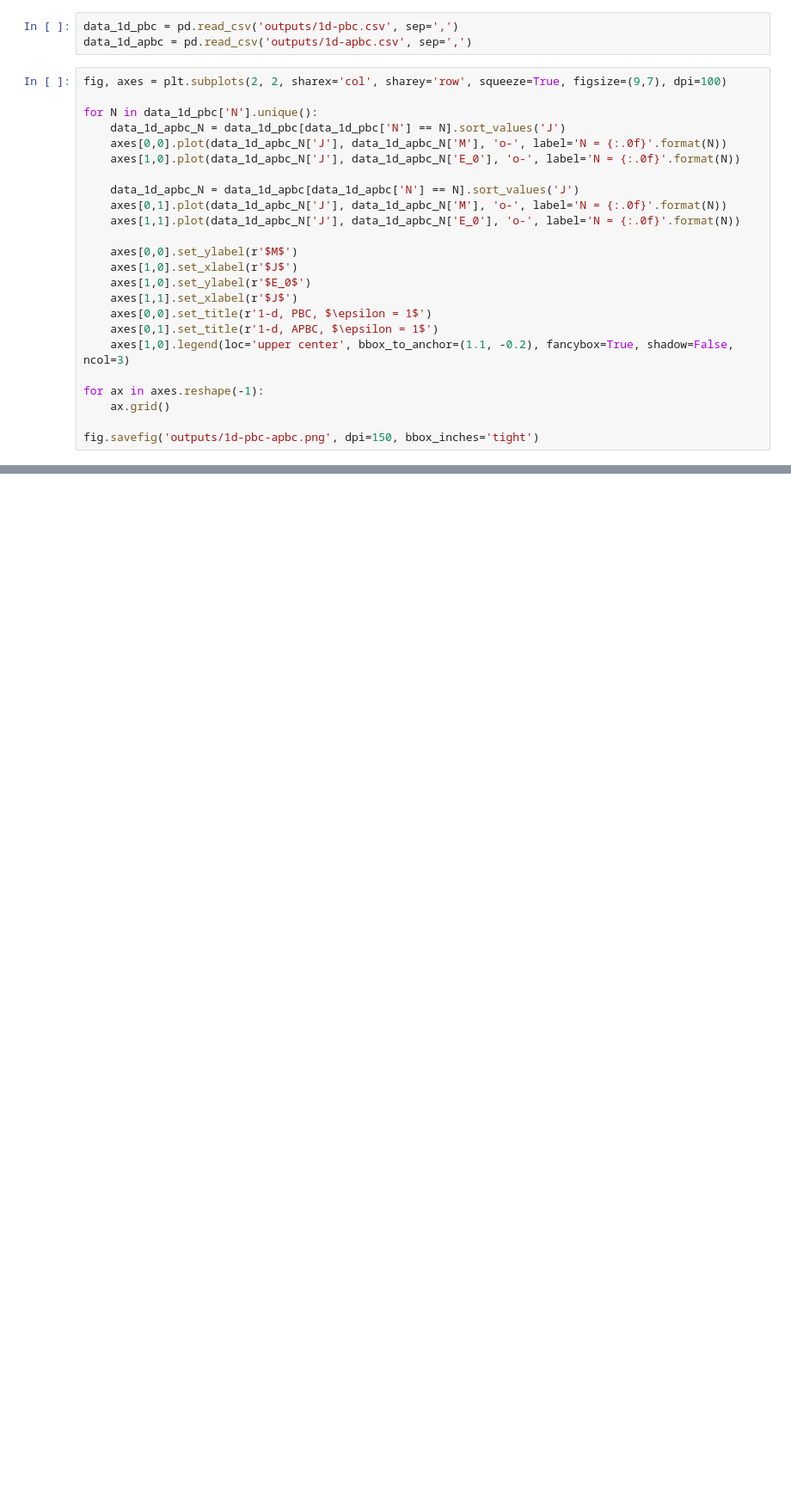
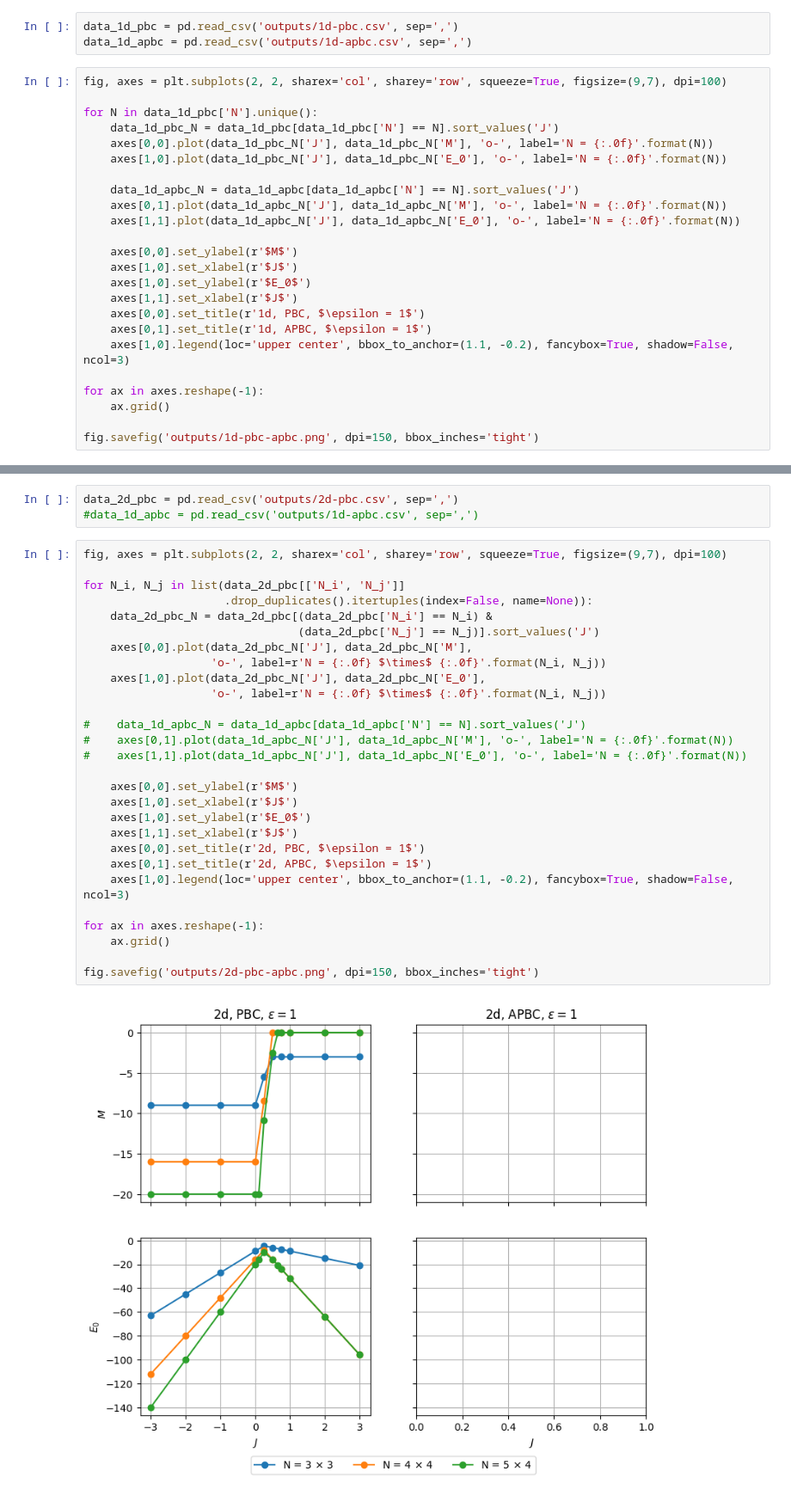
Before and after one commit to farid-rajabi/ising-model, a Jupyter notebook: visual.ipynb, the cells around one changed output, grey strips where cells are left out. Shown: that part at 86% size. Drawn from its saved outputs; the diff is of its cells as text; blank space fills up the shorter version.

Commit message:
Update visual.ipynb: add 2d

```diff
--- a/visual.ipynb
+++ b/visual.ipynb
@@ -10,9 +10,9 @@ data_1d_apbc = pd.read_csv('outputs/1d-apbc.csv', sep=',')
 fig, axes = plt.subplots(2, 2, sharex='col', sharey='row', squeeze=True, figsize=(9,7), dpi=100)
 
 for N in data_1d_pbc['N'].unique():
-    data_1d_apbc_N = data_1d_pbc[data_1d_pbc['N'] == N].sort_values('J')
-    axes[0,0].plot(data_1d_apbc_N['J'], data_1d_apbc_N['M'], 'o-', label='N = {:.0f}'.format(N))
-    axes[1,0].plot(data_1d_apbc_N['J'], data_1d_apbc_N['E_0'], 'o-', label='N = {:.0f}'.format(N))
+    data_1d_pbc_N = data_1d_pbc[data_1d_pbc['N'] == N].sort_values('J')
+    axes[0,0].plot(data_1d_pbc_N['J'], data_1d_pbc_N['M'], 'o-', label='N = {:.0f}'.format(N))
+    axes[1,0].plot(data_1d_pbc_N['J'], data_1d_pbc_N['E_0'], 'o-', label='N = {:.0f}'.format(N))
 
     data_1d_apbc_N = data_1d_apbc[data_1d_apbc['N'] == N].sort_values('J')
     axes[0,1].plot(data_1d_apbc_N['J'], data_1d_apbc_N['M'], 'o-', label='N = {:.0f}'.format(N))
@@ -22,8 +22,8 @@ for N in data_1d_pbc['N'].unique():
     axes[1,0].set_xlabel(r'$J$')
     axes[1,0].set_ylabel(r'$E_0$')
     axes[1,1].set_xlabel(r'$J$')
-    axes[0,0].set_title(r'1-d, PBC, $\epsilon = 1$')
-    axes[0,1].set_title(r'1-d, APBC, $\epsilon = 1$')
+    axes[0,0].set_title(r'1d, PBC, $\epsilon = 1$')
+    axes[0,1].set_title(r'1d, APBC, $\epsilon = 1$')
     axes[1,0].legend(loc='upper center', bbox_to_anchor=(1.1, -0.2), fancybox=True, shadow=False, ncol=3)
 
 for ax in axes.reshape(-1):
@@ -34,0 +37,33 @@ fig.savefig('outputs/1d-pbc-apbc.png', dpi=150, bbox_inches='tight')
+# %%
+data_2d_pbc = pd.read_csv('outputs/2d-pbc.csv', sep=',')
+#data_1d_apbc = pd.read_csv('outputs/1d-apbc.csv', sep=',')
+# %%
+fig, axes = plt.subplots(2, 2, sharex='col', sharey='row', squeeze=True, figsize=(9,7), dpi=100)
+
+for N_i, N_j in list(data_2d_pbc[['N_i', 'N_j']]
+                     .drop_duplicates().itertuples(index=False, name=None)):
+    data_2d_pbc_N = data_2d_pbc[(data_2d_pbc['N_i'] == N_i) &
+                                (data_2d_pbc['N_j'] == N_j)].sort_values('J')
+    axes[0,0].plot(data_2d_pbc_N['J'], data_2d_pbc_N['M'],
+                   'o-', label=r'N = {:.0f} $\times$ {:.0f}'.format(N_i, N_j))
+    axes[1,0].plot(data_2d_pbc_N['J'], data_2d_pbc_N['E_0'],
+                   'o-', label=r'N = {:.0f} $\times$ {:.0f}'.format(N_i, N_j))
+
+#    data_1d_apbc_N = data_1d_apbc[data_1d_apbc['N'] == N].sort_values('J')
+#    axes[0,1].plot(data_1d_apbc_N['J'], data_1d_apbc_N['M'], 'o-', label='N = {:.0f}'.format(N))
+#    axes[1,1].plot(data_1d_apbc_N['J'], data_1d_apbc_N['E_0'], 'o-', label='N = {:.0f}'.format(N))
+
+    axes[0,0].set_ylabel(r'$M$')
+    axes[1,0].set_xlabel(r'$J$')
+    axes[1,0].set_ylabel(r'$E_0$')
+    axes[1,1].set_xlabel(r'$J$')
+    axes[0,0].set_title(r'2d, PBC, $\epsilon = 1$')
+    axes[0,1].set_title(r'2d, APBC, $\epsilon = 1$')
+    axes[1,0].legend(loc='upper center', bbox_to_anchor=(1.1, -0.2), fancybox=True, shadow=False, ncol=3)
+
+for ax in axes.reshape(-1):
+    ax.grid()
+
+fig.savefig('outputs/2d-pbc-apbc.png', dpi=150, bbox_inches='tight')
+# %% [output]
+[figure, added]
```
Also changed, not shown: parts of 2 cells of this notebook, 2 other files.
